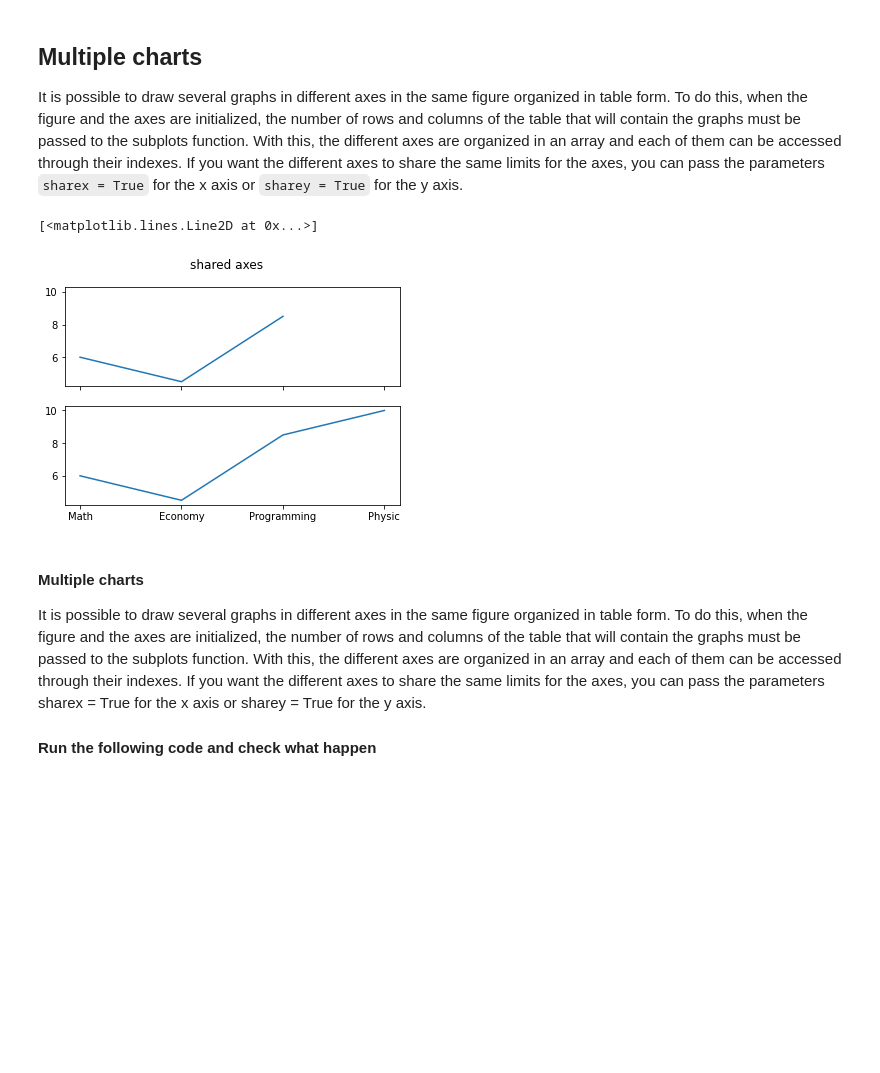
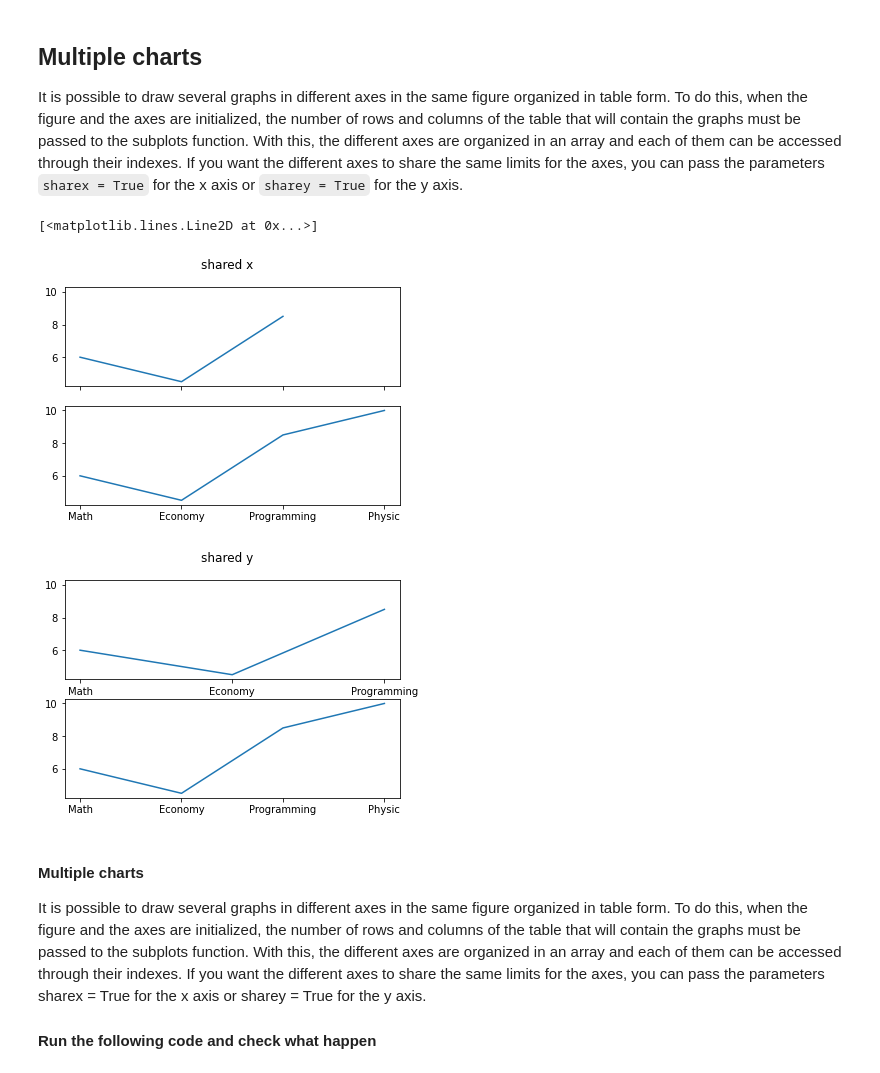
Before and after one commit to spannozzo/machine-learning-prework, a Jupyter notebook: 04-matplotlib/04.1-Intro-to-Matplotlib.ipynb, the cells around one changed output. Drawn from its saved outputs; the diff is of its cells as text; code cells hidden in the pictures; blank space fills up the shorter version.

```diff
--- a/04-matplotlib/04.1-Intro-to-Matplotlib.ipynb
+++ b/04-matplotlib/04.1-Intro-to-Matplotlib.ipynb
@@ -287,22 +287,28 @@ It is possible to draw several graphs in different axes in the same figure organ
 # %%
 import numpy as np;
 import matplotlib.pyplot as plt
 import pandas as pd
 
 ## Input
 s = pd.Series({'Math': 6.0,  'Economy': 4.5, 'Programming': 8.5})
 s2 = pd.Series({'Physic' : 10})
 t = pd.concat([s,s2],axis=0)
 fig, (ax1, ax2) = plt.subplots(nrows=2, sharex=True, sharey='all')
 
-fig.suptitle('shared axes')
-
+fig.suptitle('shared x')
 
 ax1.plot(s)
 ax2.plot(t)
+
+fig, (ax1, ax2) = plt.subplots(nrows=2, sharey=True)
+
+fig.suptitle('shared y')
+ax1.plot(s)
+ax2.plot(t)
 # %% [output]
 [<matplotlib.lines.Line2D at 0x...>]
-[figure, old version]
+[figure, new version]
+[figure, added]
 # %% [markdown]
 #### Multiple charts
 It is possible to draw several graphs in different axes in the same figure organized in table form. To do this, when the figure and the axes are initialized, the number of rows and columns of the table that will contain the graphs must be passed to the subplots function. With this, the different axes are organized in an array and each of them can be accessed through their indexes. If you want the different axes to share the same limits for the axes, you can pass the parameters sharex = True for the x axis or sharey = True for the y axis.
```
Also changed, not shown: parts of 1 cell of this notebook.
